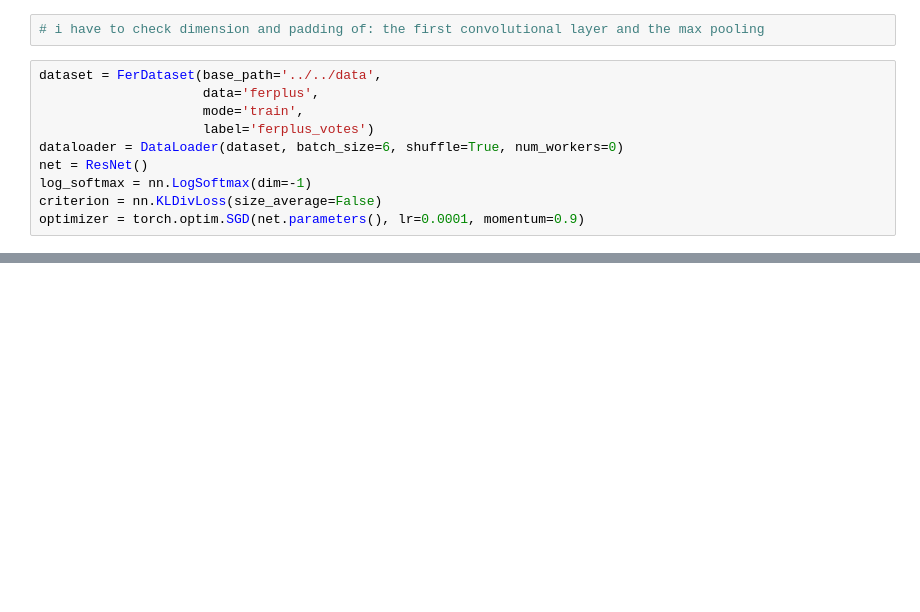
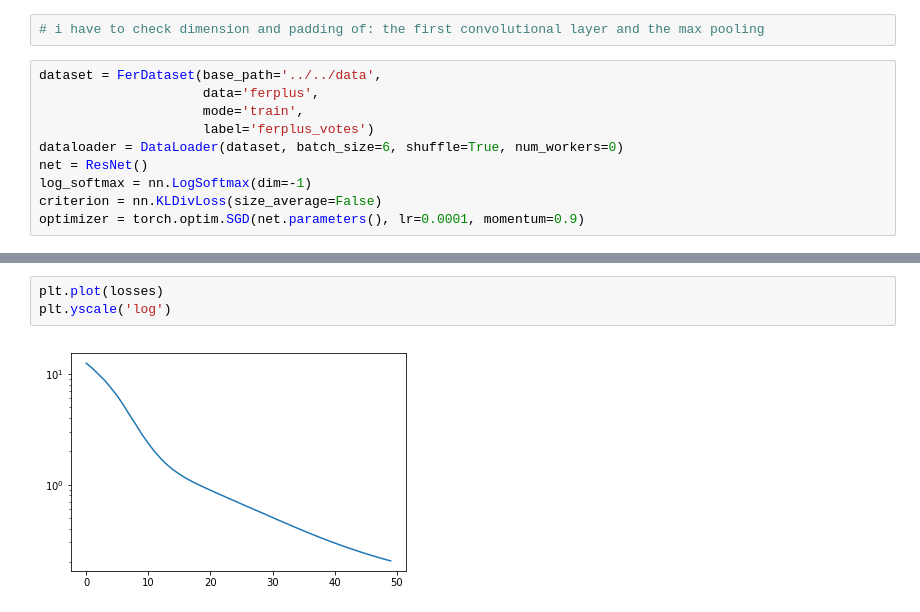
Before and after one commit to Raphikowski/aml2018, a Jupyter notebook: notebooks/ResNet.ipynb, the cells around one changed output, grey strips where cells are left out. Drawn from its saved outputs; the diff is of its cells as text; blank space fills up the shorter version.

```diff
--- a/notebooks/ResNet.ipynb
+++ b/notebooks/ResNet.ipynb
@@ -199,0 +224,5 @@ for i in range(10):
+# %%
+plt.plot(losses)
+plt.yscale('log')
+# %% [output]
+[figure, added]
```
Also changed, not shown: parts of 10 cells of this notebook, 3 other files.
